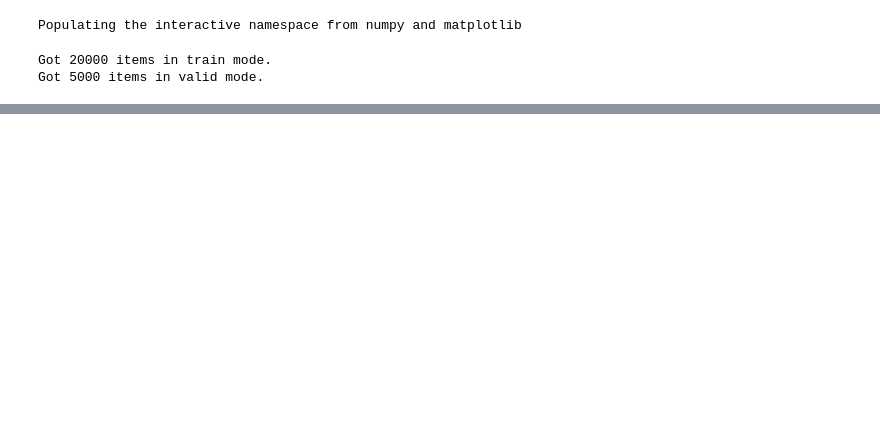
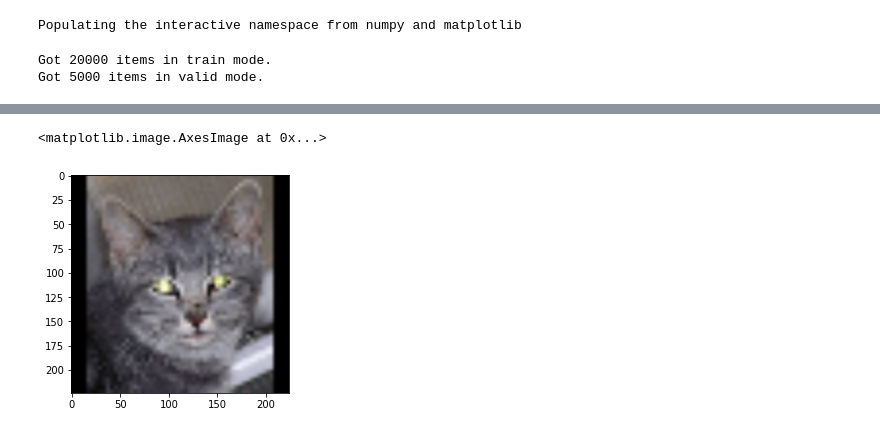
Before and after one commit to SCP-173-cool/pytorch-learn, a Jupyter notebook: dev_script.ipynb, the cells around one changed output, grey strips where cells are left out. Drawn from its saved outputs; the diff is of its cells as text; code cells hidden in the pictures; blank space fills up the shorter version.

```diff
--- a/dev_script.ipynb
+++ b/dev_script.ipynb
@@ -139,0 +39,6 @@ valid_acc 100.000000 (avg: 96.736551)
+# %%
+import cv2
+imshow(cv2.resize(aa, (224, 224)))
+# %% [output]
+<matplotlib.image.AxesImage at 0x...>
+[figure, added]
```
Also changed, not shown: parts of 17 cells of this notebook, 6 other files.
